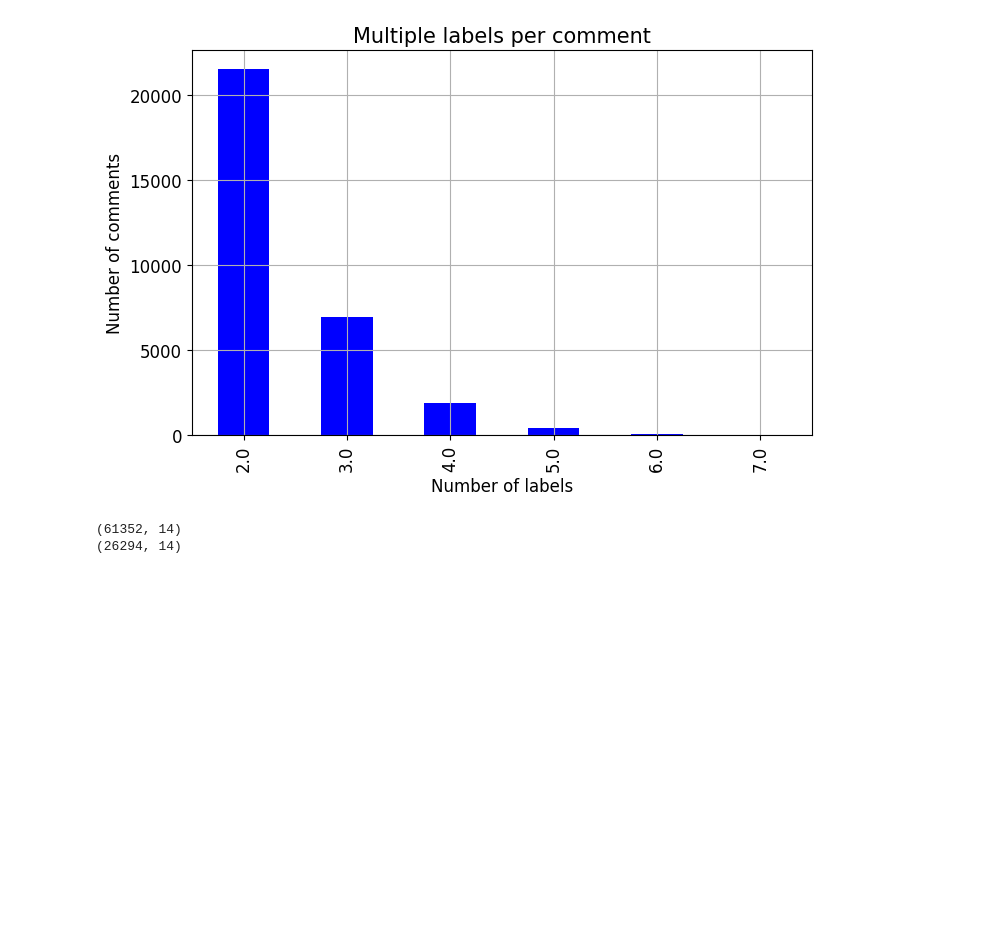
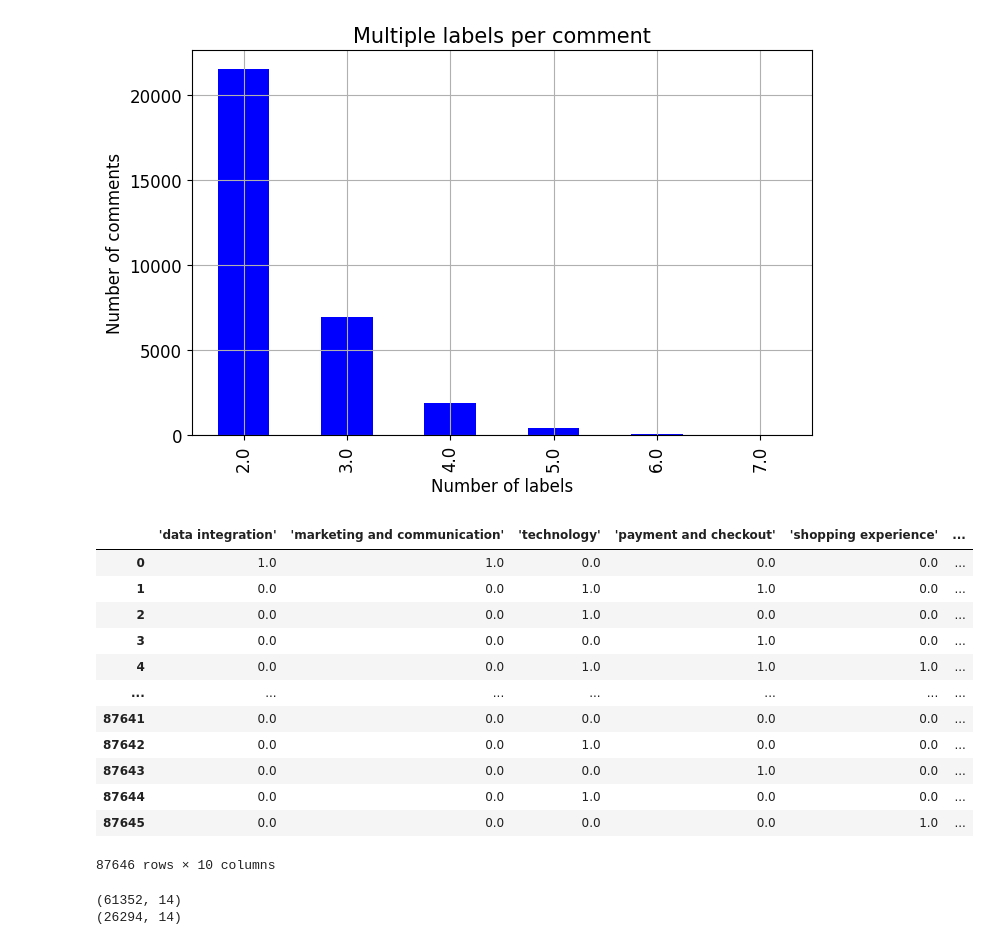
Before and after one commit to paferuto/ABSA-on-IoT-comments, a Jupyter notebook: 04.Model/RandomForest 1.ipynb, the cells around one changed output. Saved outputs shown, nothing was run; the diff lists cells and outputs as text; code cells hidden in the pictures; blank space fills up the shorter version.

```diff
--- a/04.Model/RandomForest 1.ipynb
+++ b/04.Model/RandomForest 1.ipynb
@@ -152,3 +154,19 @@ Text(0, 0.5, 'Number of comments')
+# %%
+df.iloc[:, 4:]
+# %% [output]
+|  | 'data integration' | 'marketing and communication' | 'technology' | 'payment and checkout' | 'shopping experience' | ... |
+| 0 | 1.0 | 1.0 | 0.0 | 0.0 | 0.0 | ... |
+| 1 | 0.0 | 0.0 | 1.0 | 1.0 | 0.0 | ... |
+| 2 | 0.0 | 0.0 | 1.0 | 0.0 | 0.0 | ... |
+| 3 | 0.0 | 0.0 | 0.0 | 1.0 | 0.0 | ... |
+| 4 | 0.0 | 0.0 | 1.0 | 1.0 | 1.0 | ... |
+| ... | ... | ... | ... | ... | ... | ... |
+| 87641 | 0.0 | 0.0 | 0.0 | 0.0 | 0.0 | ... |
+| 87642 | 0.0 | 0.0 | 1.0 | 0.0 | 0.0 | ... |
+| 87643 | 0.0 | 0.0 | 0.0 | 1.0 | 0.0 | ... |
+| 87644 | 0.0 | 0.0 | 1.0 | 0.0 | 0.0 | ... |
+| 87645 | 0.0 | 0.0 | 0.0 | 0.0 | 1.0 | ... |
+87646 rows × 10 columns
 # %%
 from sklearn.model_selection import train_test_split
 
```
Also changed, not shown: parts of 2 cells of this notebook, 2 other files.
